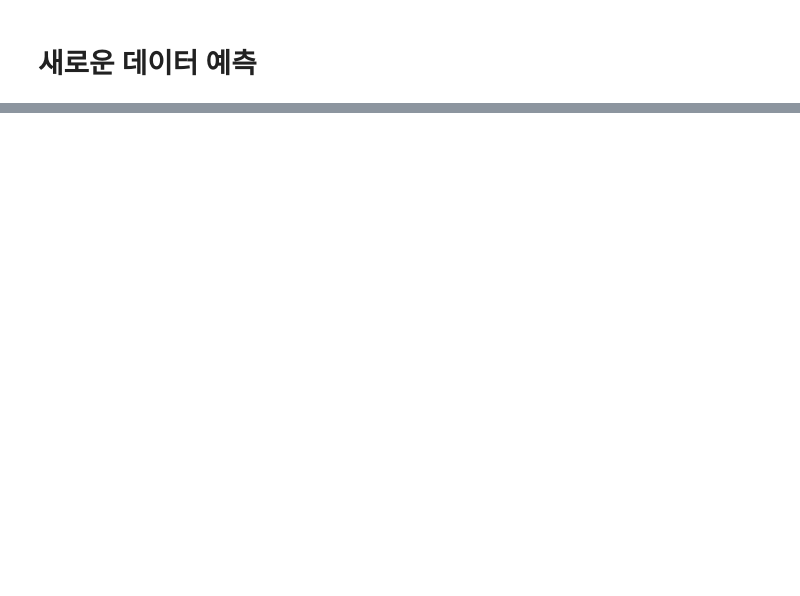
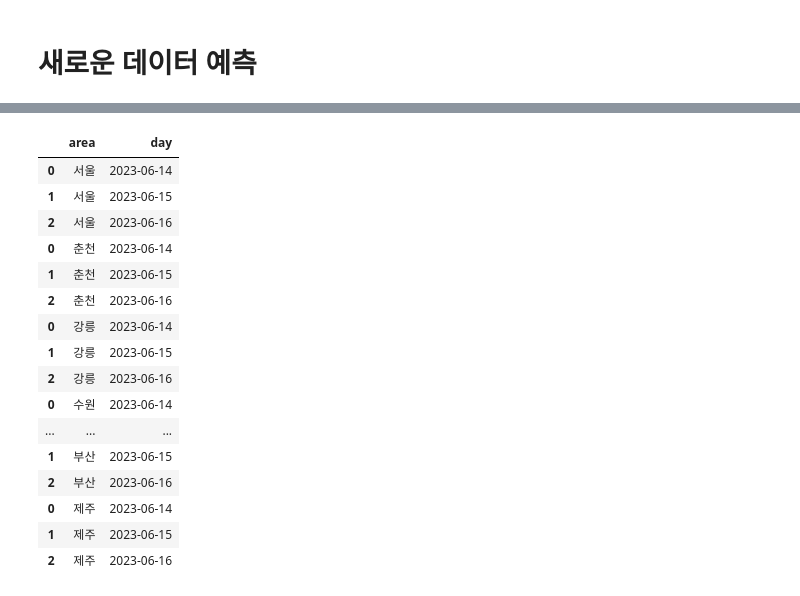
Before and after one commit to SaWooWon/WeatherWear, a Jupyter notebook: API 적용.ipynb, the cells around one changed output, grey strips where cells are left out. Cells and saved outputs as stored; diff of their text form; code cells hidden in the pictures; blank space fills up the shorter version.

```diff
--- a/API 적용.ipynb
+++ b/API 적용.ipynb
@@ -213,0 +158,20 @@ X_now
+# %%
+X_data
+# %% [output]
+|  | area | day |
+| 0 | 서울 | 2023-06-14 |
+| 1 | 서울 | 2023-06-15 |
+| 2 | 서울 | 2023-06-16 |
+| 0 | 춘천 | 2023-06-14 |
+| 1 | 춘천 | 2023-06-15 |
+| 2 | 춘천 | 2023-06-16 |
+| 0 | 강릉 | 2023-06-14 |
+| 1 | 강릉 | 2023-06-15 |
+| 2 | 강릉 | 2023-06-16 |
+| 0 | 수원 | 2023-06-14 |
+| ... | ... | ... |
+| 1 | 부산 | 2023-06-15 |
+| 2 | 부산 | 2023-06-16 |
+| 0 | 제주 | 2023-06-14 |
+| 1 | 제주 | 2023-06-15 |
+| 2 | 제주 | 2023-06-16 |
```
Also changed, not shown: parts of 20 cells of this notebook, 2 other files.
